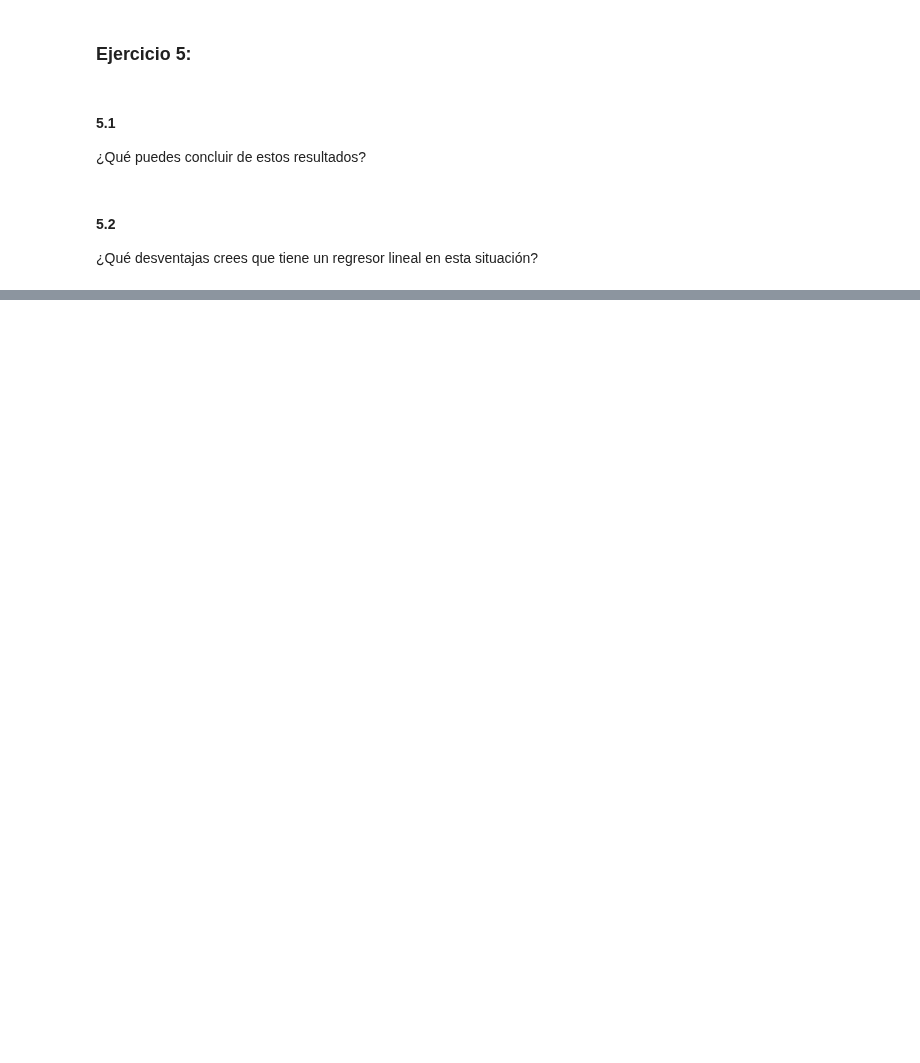
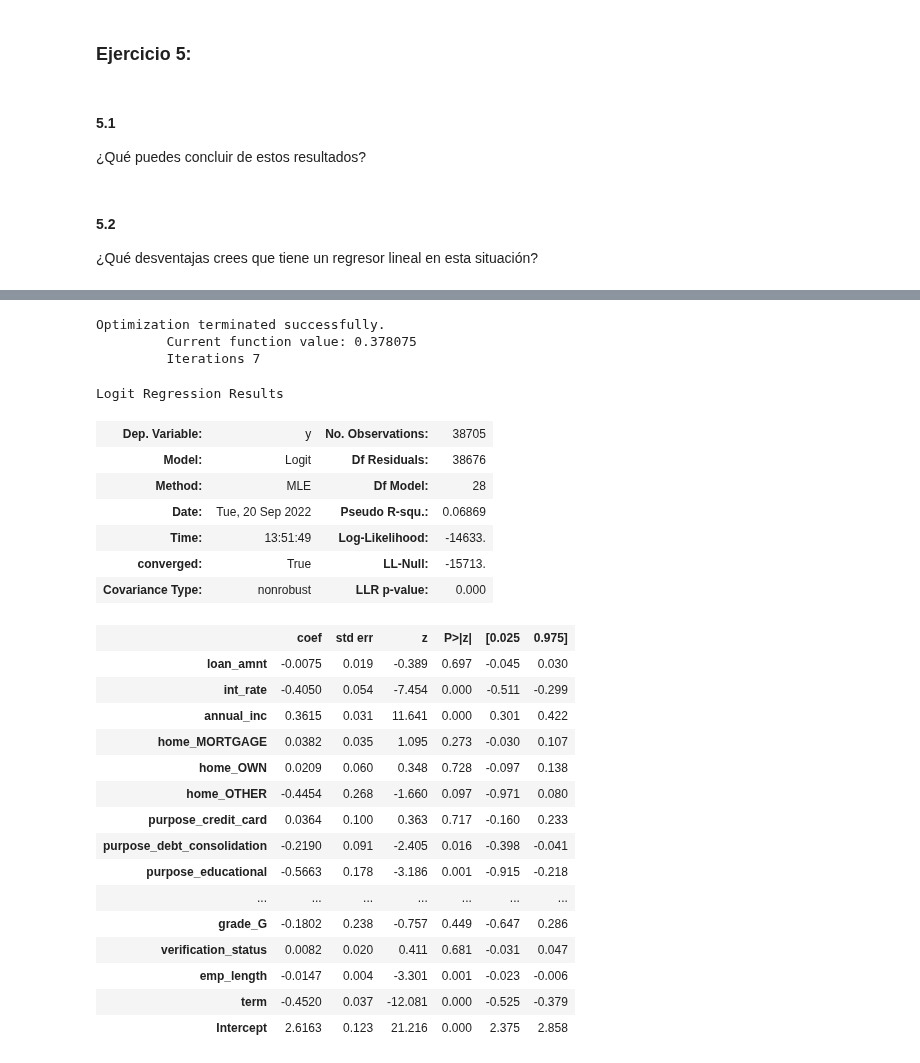
Before and after one commit to K-Viera/Python, a Jupyter notebook: DesicionAnalysis/case_RegLog-esp_V2.ipynb, the cells around one changed output, grey strips where cells are left out. Saved outputs shown, nothing was run; the diff lists cells and outputs as text; code cells hidden in the pictures; blank space fills up the shorter version.

```diff
--- a/DesicionAnalysis/case_RegLog-esp_V2.ipynb
+++ b/DesicionAnalysis/case_RegLog-esp_V2.ipynb
@@ -295,0 +442,44 @@ Notes:
+# %%
+# Preprocessing the variables
+df_log2 = pd.concat([(df.loan_amnt - df.loan_amnt.mean())/df.loan_amnt.std(),\
+                     (df.int_rate - df.int_rate.mean())/df.int_rate.std(),\
+                     (df.annual_inc - df.annual_inc.mean())/df.annual_inc.std(),\
+                     pd.get_dummies(df.home_ownership, prefix='home', drop_first=True), \
+                     pd.get_dummies(df.purpose, prefix='purpose', drop_first=True), \
+                     pd.get_dummies(df.grade, prefix='grade',drop_first=True)], axis=1)
+df_log2['verification_status'] = df.verification_status.cat.codes
+df_log2['emp_length'] = df.emp_length.cat.codes
+df_log2['term'] = df.term.cat.codes
+df_log2['Intercept'] = 1
+# %%
+logit_full1 = sm.Logit(df.loan_status.cat.codes, df_log2)
+logit_full1_res = logit_full1.fit()
+logit_full1_res.summary()
+# %% [output]
+Optimization terminated successfully.
+         Current function value: 0.378075
+         Iterations 7
+Logit Regression Results
+| Dep. Variable: | y | No. Observations: | 38705 |
+| Model: | Logit | Df Residuals: | 38676 |
+| Method: | MLE | Df Model: | 28 |
+| Date: | Tue, 20 Sep 2022 | Pseudo R-squ.: | 0.06869 |
+| Time: | 13:51:49 | Log-Likelihood: | -14633. |
+| converged: | True | LL-Null: | -15713. |
+| Covariance Type: | nonrobust | LLR p-value: | 0.000 |
+|  | coef | std err | z | P>|z| | [0.025 | 0.975] |
+| loan_amnt | -0.0075 | 0.019 | -0.389 | 0.697 | -0.045 | 0.030 |
+| int_rate | -0.4050 | 0.054 | -7.454 | 0.000 | -0.511 | -0.299 |
+| annual_inc | 0.3615 | 0.031 | 11.641 | 0.000 | 0.301 | 0.422 |
+| home_MORTGAGE | 0.0382 | 0.035 | 1.095 | 0.273 | -0.030 | 0.107 |
+| home_OWN | 0.0209 | 0.060 | 0.348 | 0.728 | -0.097 | 0.138 |
+| home_OTHER | -0.4454 | 0.268 | -1.660 | 0.097 | -0.971 | 0.080 |
+| purpose_credit_card | 0.0364 | 0.100 | 0.363 | 0.717 | -0.160 | 0.233 |
+| purpose_debt_consolidation | -0.2190 | 0.091 | -2.405 | 0.016 | -0.398 | -0.041 |
+| purpose_educational | -0.5663 | 0.178 | -3.186 | 0.001 | -0.915 | -0.218 |
+| ... | ... | ... | ... | ... | ... | ... |
+| grade_G | -0.1802 | 0.238 | -0.757 | 0.449 | -0.647 | 0.286 |
+| verification_status | 0.0082 | 0.020 | 0.411 | 0.681 | -0.031 | 0.047 |
+| emp_length | -0.0147 | 0.004 | -3.301 | 0.001 | -0.023 | -0.006 |
+| term | -0.4520 | 0.037 | -12.081 | 0.000 | -0.525 | -0.379 |
+| Intercept | 2.6163 | 0.123 | 21.216 | 0.000 | 2.375 | 2.858 |
```
Also changed, not shown: parts of 59 cells of this notebook, 25 other files.
